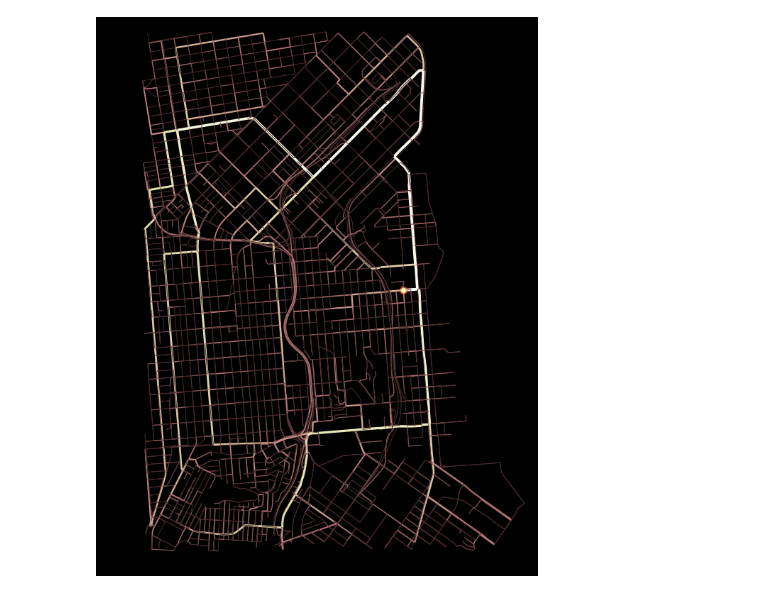
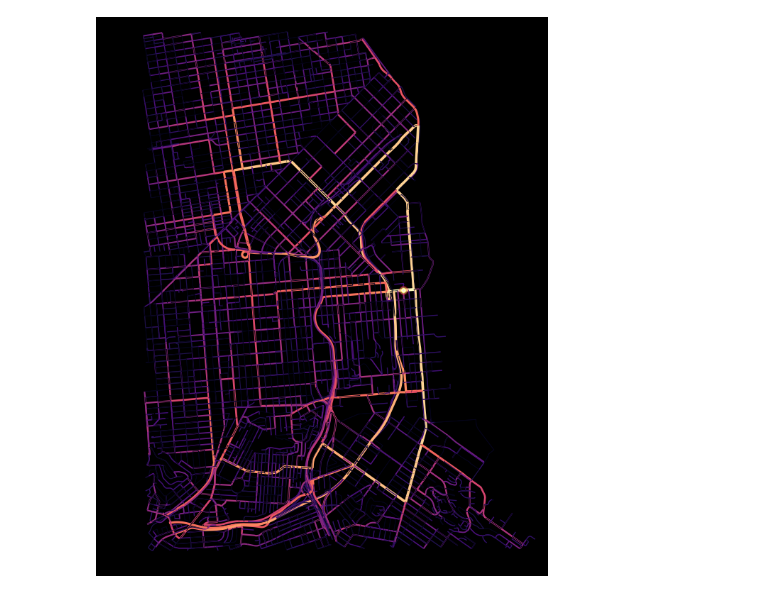
Before and after one commit to octavisemonin/motorshed, a Jupyter notebook: try_osmnx.ipynb, the cells around one changed output. Drawn from its saved outputs; the diff is of its cells as text; code cells hidden in the pictures.

```diff
--- a/try_osmnx.ipynb
+++ b/try_osmnx.ipynb
@@ -49,8 +110,9 @@ G = G3.copy()
 # %%
-# defautl speeds from http://wiki.openstreetmap.org/wiki/OSM_tags_for_routing/Maxspeed
+# default speeds from http://wiki.openstreetmap.org/wiki/OSM_tags_for_routing/Maxspeed
 
 # 1 mph = 26.882 meters/minute
 mph_to_minutes_per_meter = 26.882
+node_penalty = 0.05 # minutes
 
 def get_speed_meters_per_minute(edge_data):
     try:
@@ -81,11 +143,12 @@ def get_speed_meters_per_minute(edge_data):
     return mph_to_minutes_per_meter
 
 # add an edge attribute for time in minutes required to traverse each edge
-meters_per_minute = travel_speed * 1000 / 60 #km per hour to m per minute
+# meters_per_minute = travel_speed * 1000 / 60 #km per hour to m per minute
 for u, v, k, data in G.edges(data=True, keys=True):
     data['mpm'] = get_speed_meters_per_minute(data)
-    data['time'] = data['length'] / data['mpm']
+    data['time'] = data['length'] / data['mpm'] + node_penalty # adding a node penalty (stop lights/signs)
     data['through_traffic'] = 1
 
 for n, data in G.nodes(data=True):
     data['source_traffic'] = 1
+    data['through_traffic'] = 0
@@ -96,0 +159,8 @@ for n, data in G.nodes(data=True):
+# %%
+def osrm(origin_node, center_node, mode='driving'):
+    start = '%f,%f' % (G.node[origin_node]['lon'],G.node[origin_node]['lat'])
+    end = '%f,%f' % (G.node[center_node]['lon'],G.node[center_node]['lat'])
+    query = 'http://router.project-osrm.org/route/v1/%s/%s;%s?annotations=nodes' % (mode,start,end)
+    r = requests.get(query)
+
+    return r.json()['routes'][0]['legs'][0]['annotation']['nodes']
@@ -97,16 +287,19 @@ for n, data in G.nodes(data=True):
 # %%
 # For every node in the map...
-for origin_node in G.nodes():
+for origin_node in tqdm(G.nodes()):
     try:
         route = nx.shortest_path(G, origin_node, center_node, weight='time')
+#         route = osrm(origin_node, center_node)
+#         route = [node for node in route if node in list(G)]
     except nx.NetworkXNoPath as e:
         continue
 
     # for that route, for every edge on the route, increment the through-traffic
     #  count by the source traffic coming from the origin node..
     for i0, i1 in zip(route[:-1], route[1:]):
-        G.edge[i0][i1][0]['through_traffic'] += G.node[origin_node]['source_traffic']
-idx = np.log10(np.array([data['through_traffic'] for u, v, data in G.edges(data=True)]))
-edge_widths = (idx / idx.max() ) * 3 + 1
-idx = (idx / idx.max() ) * .95 + .05
-idx = (idx*255).astype(np.uint8)
+        try:
+            G.edges[i0,i1,0]['through_traffic'] += G.node[origin_node]['source_traffic'] # new way
+#         G.edge[i0][i1][0]['through_traffic'] += G.node[origin_node]['source_traffic'] # old way
+        except KeyError:
+            print(i0, i1)
+            continue
@@ -124,21 +306,26 @@ fig, ax = ox.plot_graph(G, edge_color=edge_colors, edge_linewidth=edge_widths, e
+# %%
+# idx = np.log10(np.array([data['through_traffic'] for u, v, data in G.edges(data=True)]))
+idx = np.log2(np.array([data['through_traffic'] for u, v, data in G.edges(data=True)]))
+edge_widths = (idx / idx.max() ) * 3 + 1
+idx = (idx / idx.max() ) * .95 + .05
+idx = (idx*255).astype(np.uint8)
 # %%
-cmap = cm.get_cmap(name='pink')
+cmap = cm.get_cmap(name='magma')
 edge_colors = cmap(idx)
-# fig, ax = ox.plot_graph(G, edge_color=edge_colors, edge_linewidth=edge_widths, equal_aspect=True, node_size=0,
-#                        fig_height=14, fig_width=16, use_geom=True, bgcolor='k')
-fig, ax = ox.plot_graph(G, edge_color=edge_colors, edge_linewidth=edge_widths, equal_aspect=True, node_size=0,
+
+fig, ax = ox.plot_graph(G, edge_color=edge_colors, edge_linewidth=edge_widths, equal_aspect=True, node_size=0, save=True,
                        fig_height=14, fig_width=16, use_geom=True , close=False, show=False,  bgcolor='k')
 ax.scatter([G.node[center_node]['x']], [G.node[center_node]['y']],
            color='red', s=150, zorder=10, alpha=.25)
 ax.scatter([G.node[center_node]['x']], [G.node[center_node]['y']],
            color='pink', s=100, zorder=10, alpha=.3)
 ax.scatter([G.node[center_node]['x']], [G.node[center_node]['y']],
            color='yellow', s=50, zorder=10, alpha=.6)
 ax.scatter([G.node[center_node]['x']], [G.node[center_node]['y']],
            color='white', s=30, zorder=10, alpha=.75)
 fig.show()
 # %% [output]
-[figure, old version]
+[figure, new version]
 # %%
 # fn = 'map.html'
 # folium_map = ox.plot_graph_folium(G3, #edge_color=edge_colors.tolist(),
```
Also changed, not shown: parts of 40 cells of this notebook, 15 other files.
